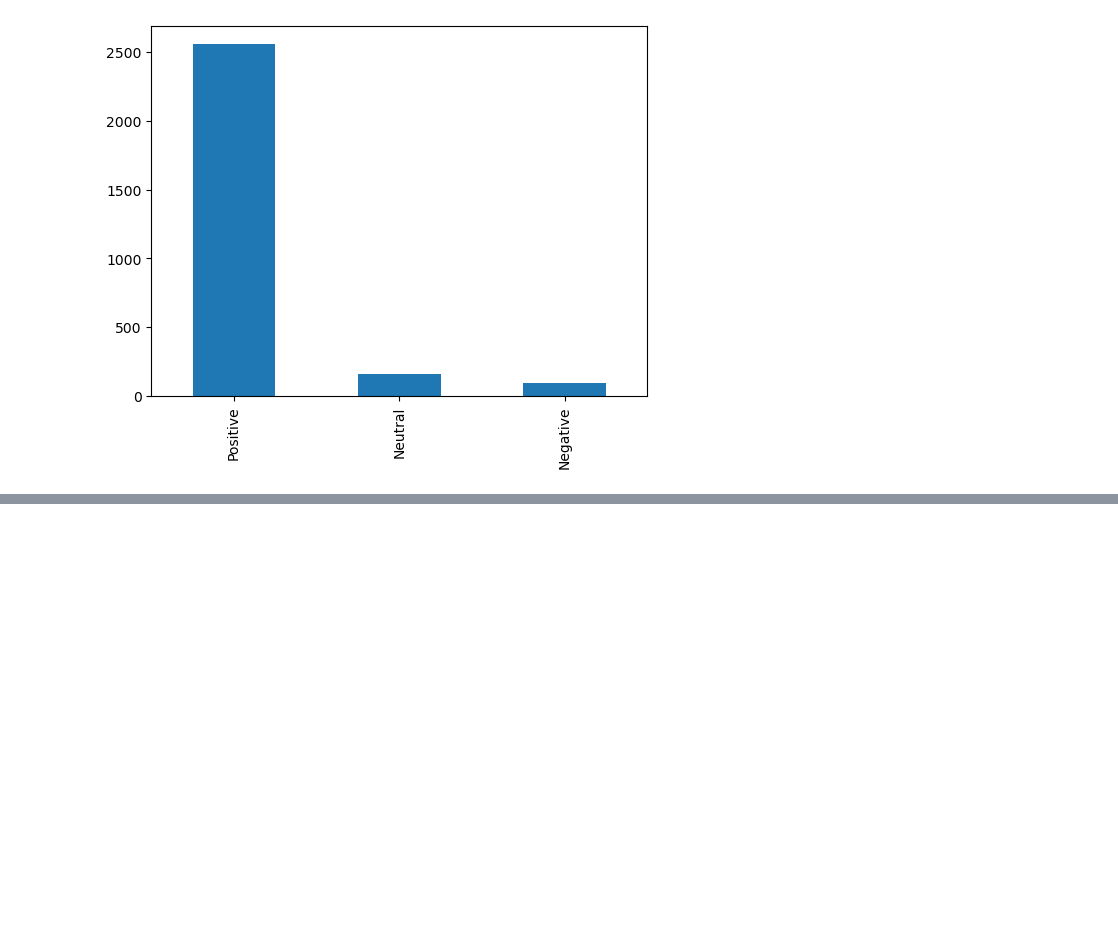
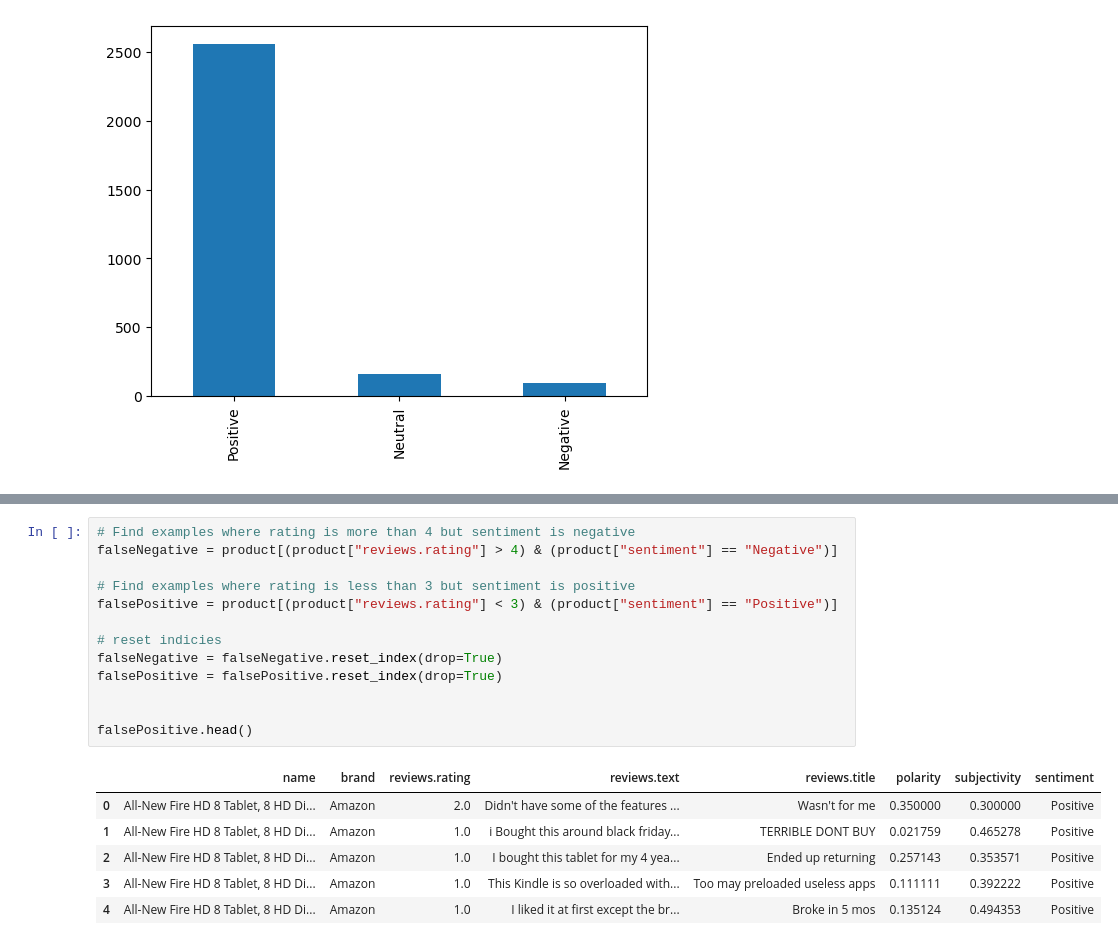
Before and after one commit to GDSC-IAU/Selection-Python, a Jupyter notebook: Project/SentimentAnalyzer.ipynb, the cells around one changed output, grey strips where cells are left out. Saved outputs shown, nothing was run; the diff lists cells and outputs as text; blank space fills up the shorter version.

```diff
--- a/Project/SentimentAnalyzer.ipynb
+++ b/Project/SentimentAnalyzer.ipynb
@@ -114,0 +136,20 @@ negative reviews
+# %%
+# Find examples where rating is more than 4 but sentiment is negative
+falseNegative = product[(product["reviews.rating"] > 4) & (product["sentiment"] == "Negative")]
+
+# Find examples where rating is less than 3 but sentiment is positive
+falsePositive = product[(product["reviews.rating"] < 3) & (product["sentiment"] == "Positive")]
+
+# reset indicies
+falseNegative = falseNegative.reset_index(drop=True)
+falsePositive = falsePositive.reset_index(drop=True)
+
+
+falsePositive.head()
+# %% [output]
+|  | name | brand | reviews.rating | reviews.text | reviews.title | polarity | subjectivity | sentiment |
+| 0 | All-New Fire HD 8 Tablet, 8 HD Di... | Amazon | 2.0 | Didn't have some of the features ... | Wasn't for me | 0.350000 | 0.300000 | Positive |
+| 1 | All-New Fire HD 8 Tablet, 8 HD Di... | Amazon | 1.0 | i Bought this around black friday... | TERRIBLE DONT BUY | 0.021759 | 0.465278 | Positive |
+| 2 | All-New Fire HD 8 Tablet, 8 HD Di... | Amazon | 1.0 | I bought this tablet for my 4 yea... | Ended up returning | 0.257143 | 0.353571 | Positive |
+| 3 | All-New Fire HD 8 Tablet, 8 HD Di... | Amazon | 1.0 | This Kindle is so overloaded with... | Too may preloaded useless apps | 0.111111 | 0.392222 | Positive |
+| 4 | All-New Fire HD 8 Tablet, 8 HD Di... | Amazon | 1.0 | I liked it at first except the br... | Broke in 5 mos | 0.135124 | 0.494353 | Positive |
```
Also changed, not shown: parts of 7 cells of this notebook.
